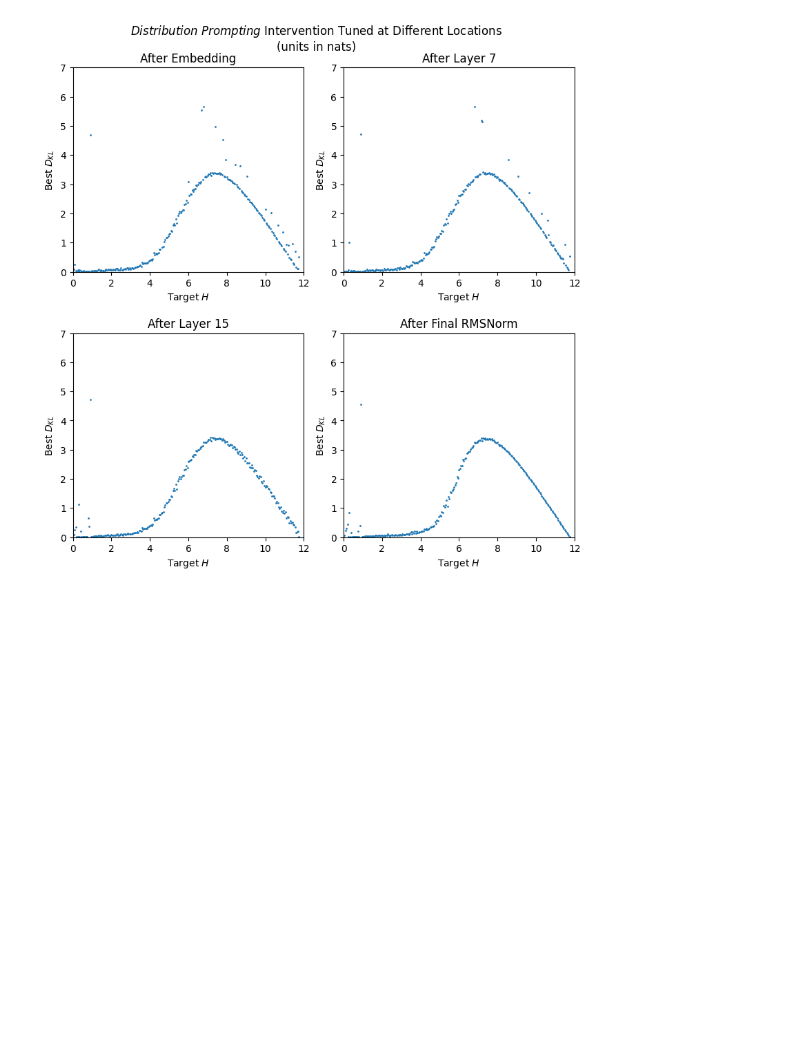
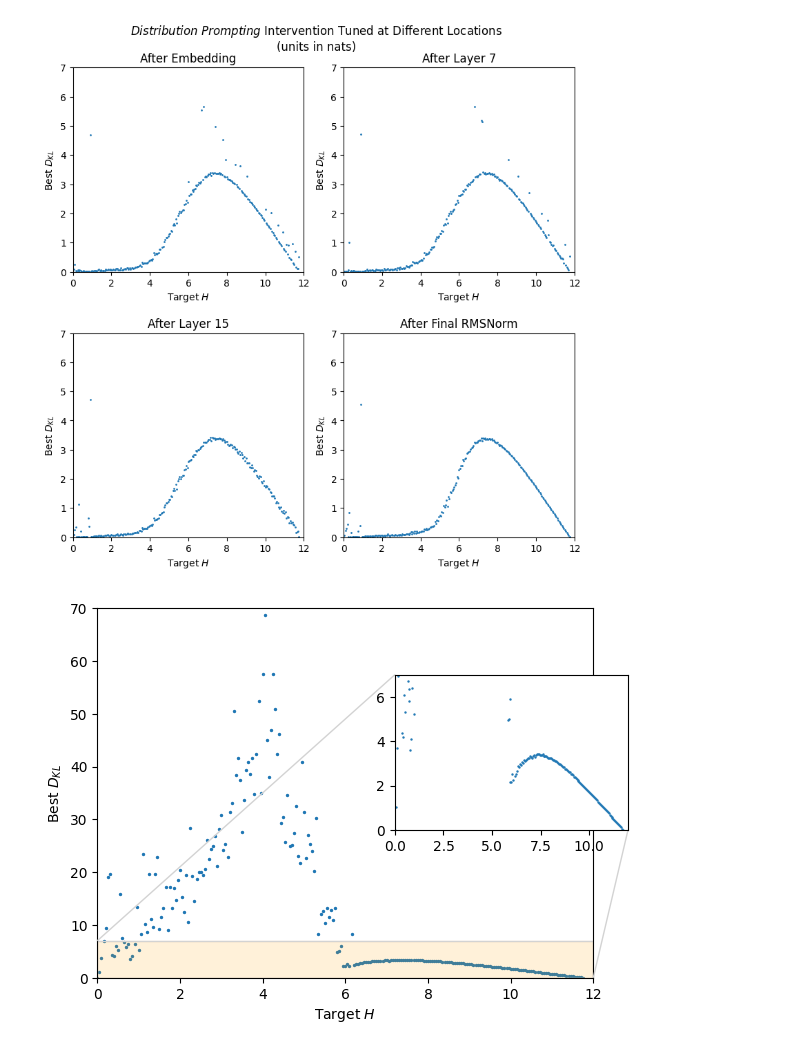
Before and after one commit to andyyyyuuu/llm-expressivity, a Jupyter notebook: results/figures.ipynb, the cells around one changed output. Drawn from its saved outputs; the diff is of its cells as text; code cells hidden in the pictures; blank space fills up the shorter version.

```diff
--- a/results/figures.ipynb
+++ b/results/figures.ipynb
@@ -31,3 +31,26 @@ for j in range(i + 1, len(axs)):
 plt.show()
 # %% [output]
 [figure]
+# %%
+%matplotlib inline
+import matplotlib.pyplot as plt
+import pandas as pd
+from mpl_toolkits.axes_grid1.inset_locator import mark_inset
+
+df = pd.read_csv('linsoftmax.csv')
+fig, ax = plt.subplots(figsize=(6.4, 4.8))
+ax.scatter(df['target_entropy'], df['best_loss'], s=2)
+ax.set_ylim(0, 70)
+ax.set_xlim(0, 12)
+ax.set_xlabel("Target $H$")
+ax.set_ylabel("Best $D_{KL}$")
+
+ax.axhspan(0, 7, color="orange", alpha=0.15)
+axins = ax.inset_axes([0.6, 0.4, 0.47, 0.42])
+axins.scatter(df['target_entropy'], df['best_loss'], s=0.5)
+axins.set_ylim(0, 7)
+axins.set_xlim(0, 12)
+mark_inset(ax, axins, loc1=2, loc2=4, fc="none", ec="lightgray")
+plt.show()
+# %% [output]
+[figure, added]
```
Also changed, not shown: 4 other files.
